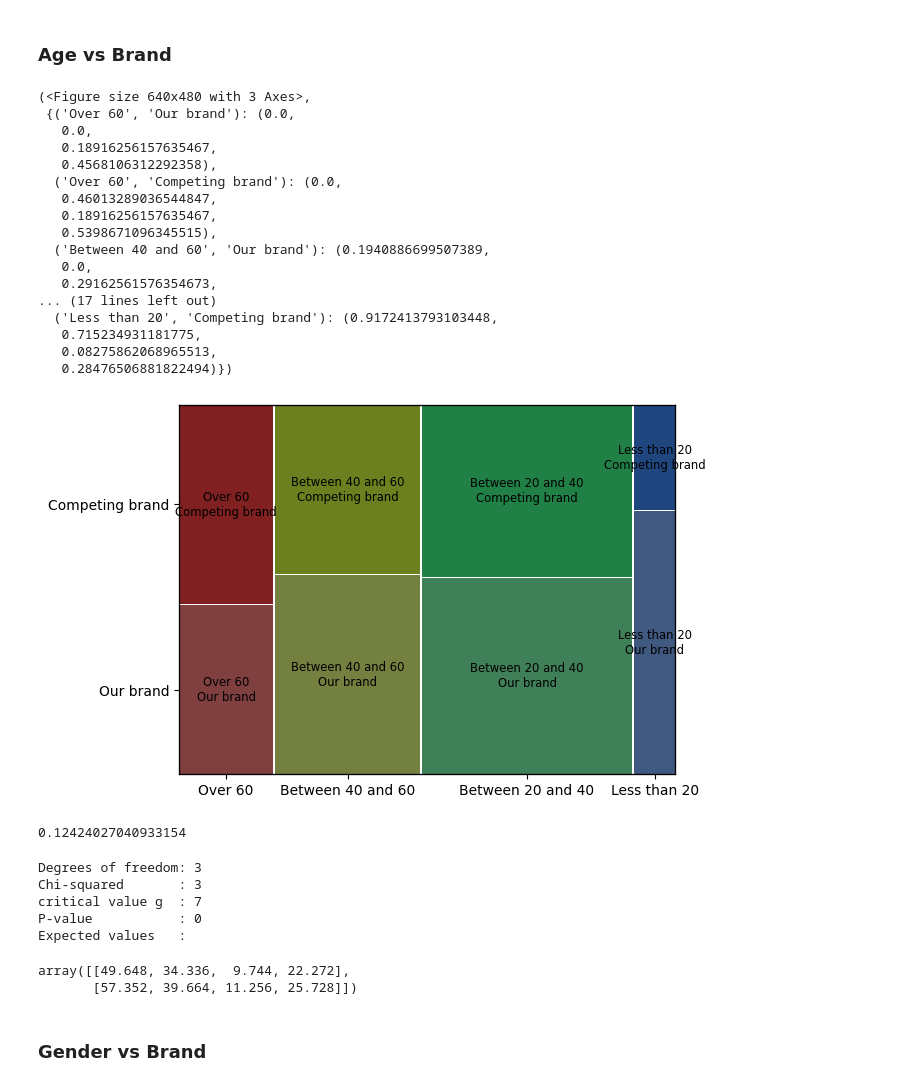
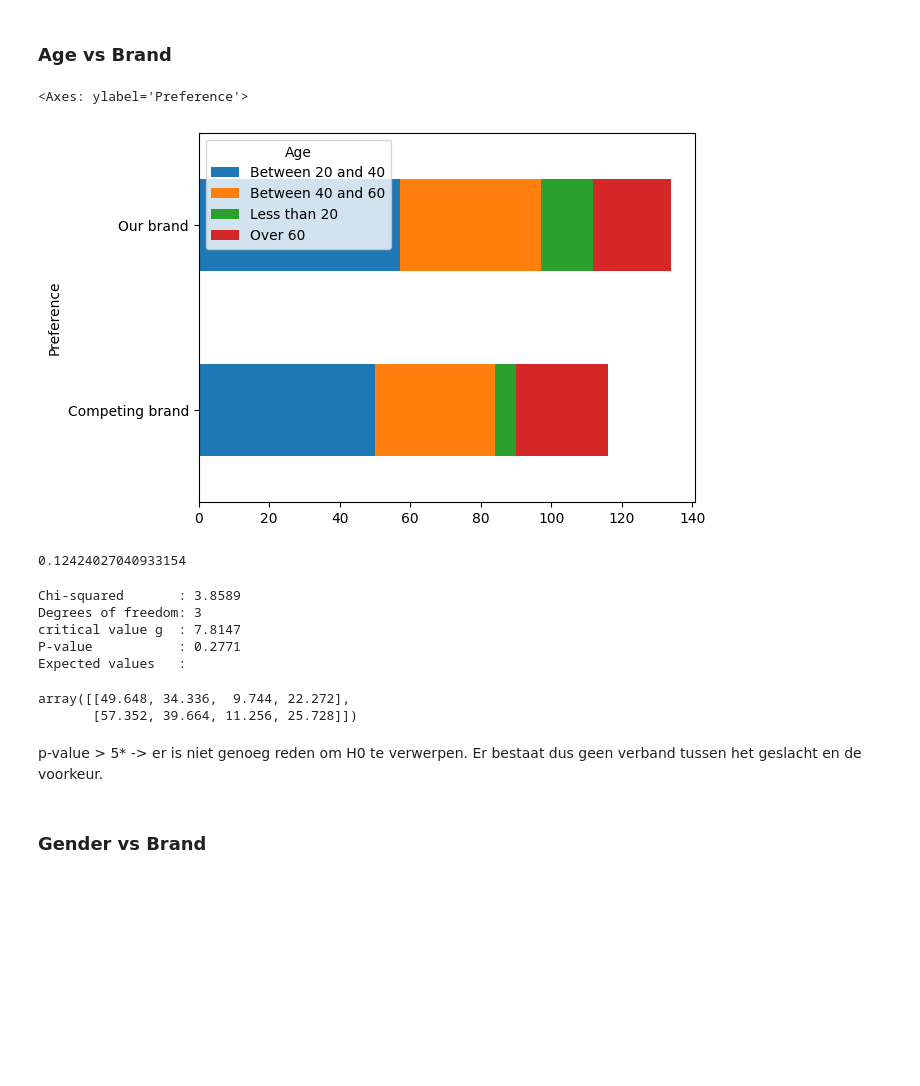
Before and after one commit to nealjoos/dsai-labs, a Jupyter notebook: 4-bivariate-qual/lab-4.01-soft-drinks.ipynb, the cells around one changed output. Cells and saved outputs as stored; diff of their text form; code cells hidden in the pictures; blank space fills up the shorter version.

```diff
--- a/4-bivariate-qual/lab-4.01-soft-drinks.ipynb
+++ b/4-bivariate-qual/lab-4.01-soft-drinks.ipynb
@@ -60,25 +60,10 @@ df.head()
 | 4 | 5 | M | Between 20 and 40 | Our brand |
 # %% [markdown]
 ### Age vs Brand
-# %%
-mosaic(data=df, index=["Age", "Preference"])
-# %% [output]
-(<Figure size 640x480 with 3 Axes>,
- {('Over 60', 'Our brand'): (0.0,
-   0.0,
-   0.18916256157635467,
-   0.4568106312292358),
-  ('Over 60', 'Competing brand'): (0.0,
-   0.46013289036544847,
-   0.18916256157635467,
-   0.5398671096345515),
-  ('Between 40 and 60', 'Our brand'): (0.1940886699507389,
-   0.0,
-   0.29162561576354673,
-... (17 lines left out)
-  ('Less than 20', 'Competing brand'): (0.9172413793103448,
-   0.715234931181775,
-   0.08275862068965513,
-   0.28476506881822494)})
-[figure, removed]
+# %%
+age_brand = pd.crosstab(df.Preference, df.Age)
+age_brand.plot(kind="barh", stacked=True)
+# %% [output]
+<Axes: ylabel='Preference'>
+[figure, added]
 # %%
@@ -89,19 +73,16 @@ stats.contingency.association(age_brand, method="cramer")
 0.12424027040933154
 # %%
 # Chi-squared test for independence
-chi2, p, dof, expected = stats.chi2_contingency(age_brand)
-g = stats.chi2.isf(0.05, dof)
-print("Degrees of freedom: %d" % dof)
-print("Chi-squared       : %d" % chi2)
-print("critical value g  : %d" % g)
-print("P-value           : %d" % p)
-print("Expected values   :")
-expected
+chi2, p, df, expected = stats.chi2_contingency(age_brand)
+
+print("Chi-squared       : %.4f" % chi2)
+print("Degrees of freedom: %d" % df)
+print("P-value           : %.4f" % p)
 # %% [output]
+Chi-squared       : 3.8589
 Degrees of freedom: 3
-Chi-squared       : 3
-critical value g  : 7
-P-value           : 0
+critical value g  : 7.8147
+P-value           : 0.2771
 Expected values   :
 array([[49.648, 34.336,  9.744, 22.272],
        [57.352, 39.664, 11.256, 25.728]])
@@ -123,2 +89,4 @@ tplot.axvline(q)
+# %% [markdown]
+p-value > 5* -> er is niet genoeg reden om H0 te verwerpen. Er bestaat dus geen verband tussen het geslacht en de voorkeur.
 # %% [markdown]
 ### Gender vs Brand
```
Also changed, not shown: parts of 5 cells of this notebook, 12 other files.
